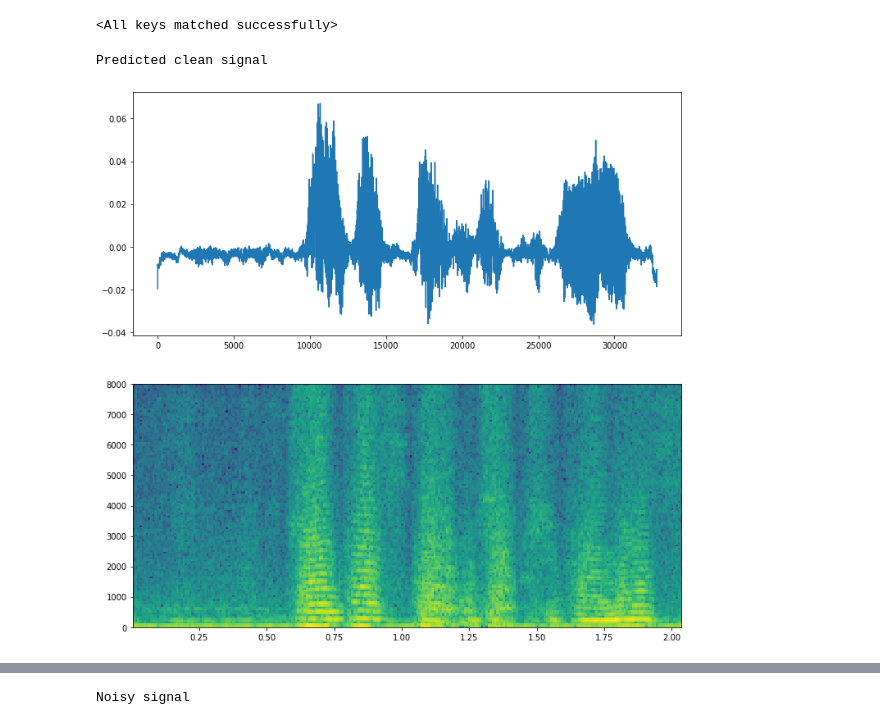
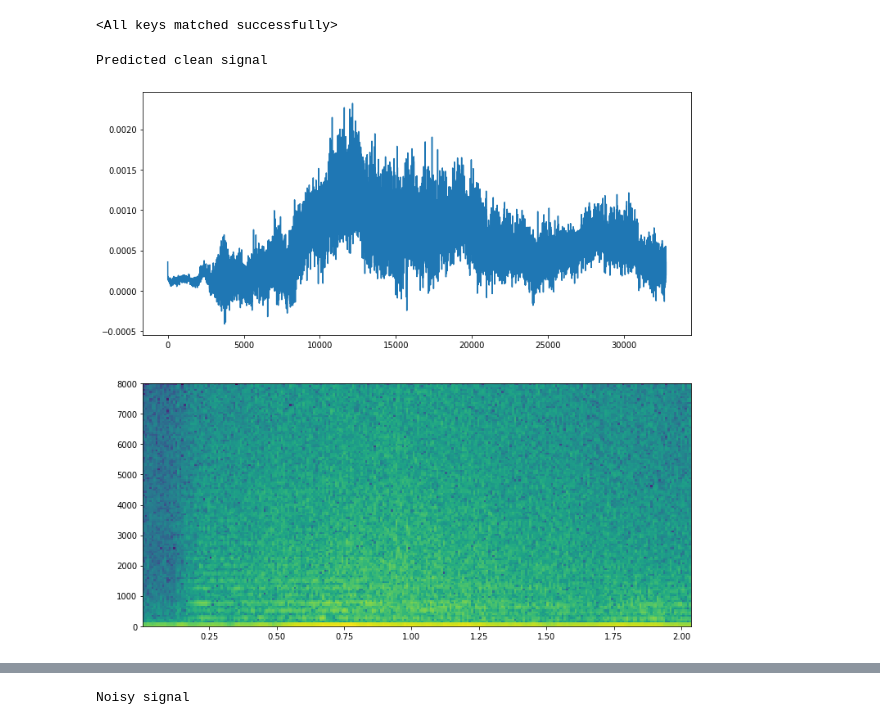
Before and after one commit to MattSegal/speech-enhancement, a Jupyter notebook: notebooks/speech-enhancment.ipynb, the cells around one changed output, grey strips where cells are left out. Cells and saved outputs as stored; diff of their text form; code cells hidden in the pictures.

```diff
--- a/notebooks/speech-enhancment.ipynb
+++ b/notebooks/speech-enhancment.ipynb
@@ -60,5 +68,5 @@ Done loading dataset into memory.
 # %%
-CHECKPOINT = 'denoise-net-1570771097.ckpt'
+CHECKPOINT = 'denoise-net-1570781486.ckpt'
 net = SpeechDenoiseNet().cpu()
 net.eval()
 net.training
@@ -76,11 +84,13 @@ def visualize_results(arr, s):
     return Audio(arr, rate=16000)
 
 def get_results(idx):
-    in_wav_arr = dataset[idx][0].numpy()
-    clean_wav_arr = dataset[idx][1].numpy()
-    inputs = torch.tensor(in_wav_arr).float().cpu()
+    noisy_arr = dataset[idx][0].numpy()
+    clean_arr = dataset[idx][1].numpy()
+    inputs = torch.tensor(noisy_arr).float().cpu()
     inputs = inputs.view(1, 1, -1)
     outputs = net(inputs)
     outputs = outputs.squeeze(dim=0)
-    wav_arr = outputs.cpu().detach().numpy()
-    return wav_arr, in_wav_arr, clean_wav_arr
+    pred_clean = outputs.cpu().detach().numpy()
+    pred_noise = noisy_arr - pred_clean
+    true_noise = noisy_arr - clean_arr
+    return noisy_arr, clean_arr, pred_clean, pred_noise, true_noise
@@ -89,7 +97,9 @@ wav_arr, in_wav_arr, clean_wav_arr = get_results(5)
+# %%
+noisy_arr, clean_arr, pred_clean, pred_noise, true_noise = get_results(5)
 # %%
-visualize_results(wav_arr, 'Predicted clean signal')
+visualize_results(pred_clean, 'Predicted clean signal')
 # %% [output]
 Predicted clean signal
-[figure, old version]
+[figure, new version]
 [interactive output not drawn]
 # %%
```
Also changed, not shown: parts of 7 cells of this notebook, 5 other files.
